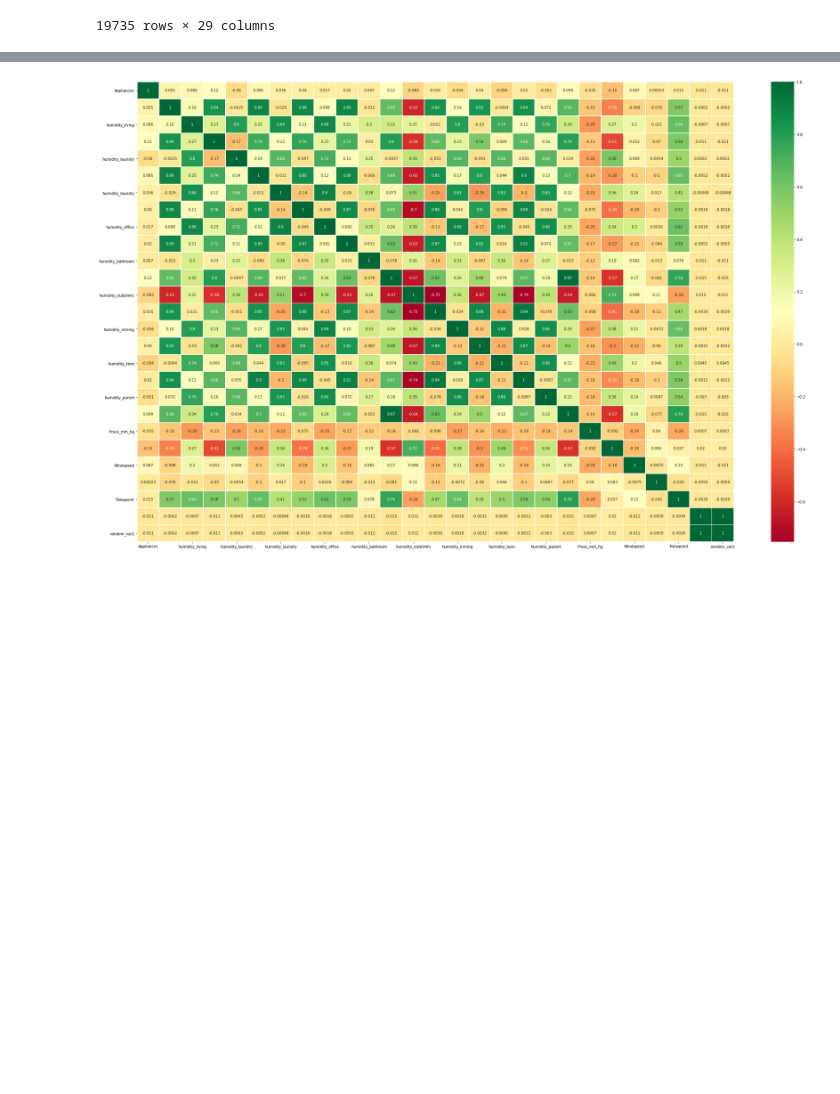
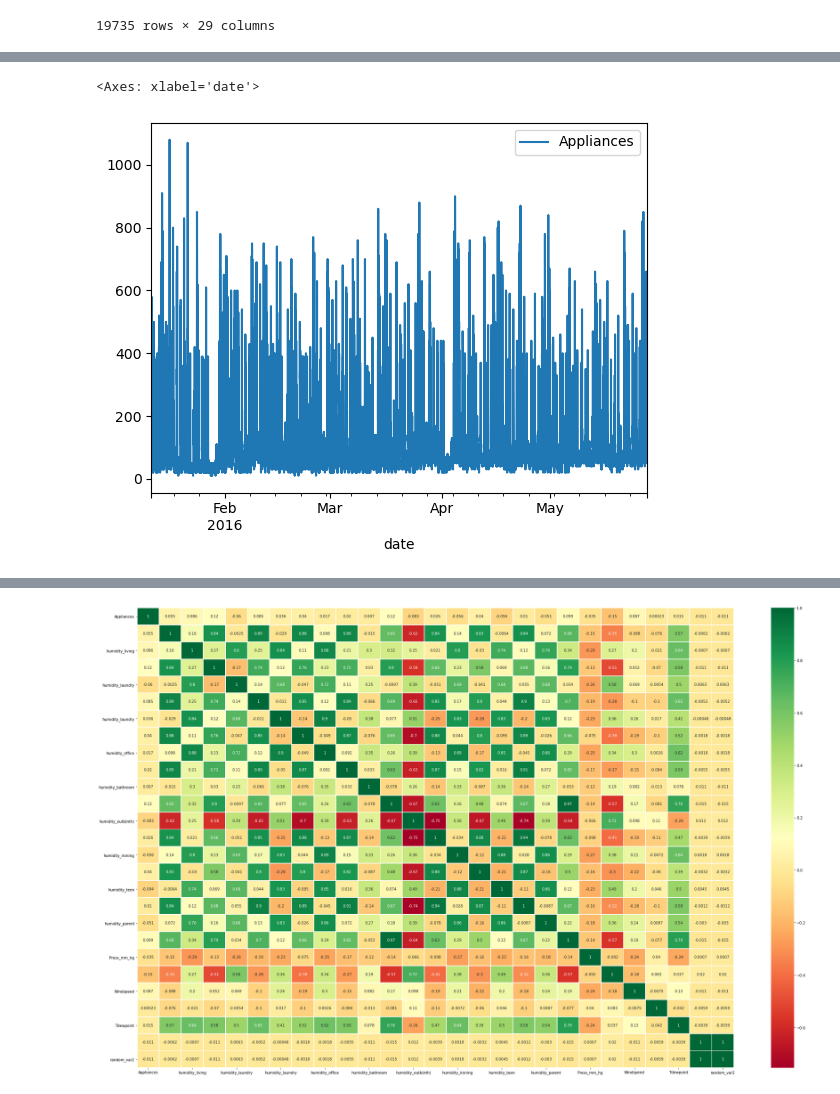
Before and after one commit to Humphery7/Regression-Models, a Jupyter notebook: Hamoye StageB.ipynb, the cells around one changed output, grey strips where cells are left out. Drawn from its saved outputs; the diff is of its cells as text; code cells hidden in the pictures; blank space fills up the shorter version.

```diff
--- a/Hamoye StageB.ipynb
+++ b/Hamoye StageB.ipynb
@@ -67,0 +121,5 @@ data
+# %%
+(data[['date','Appliances']].set_index('date')).plot()
+# %% [output]
+<Axes: xlabel='date'>
+[figure, added]
```
Also changed, not shown: parts of 36 cells of this notebook, 2 other files.
